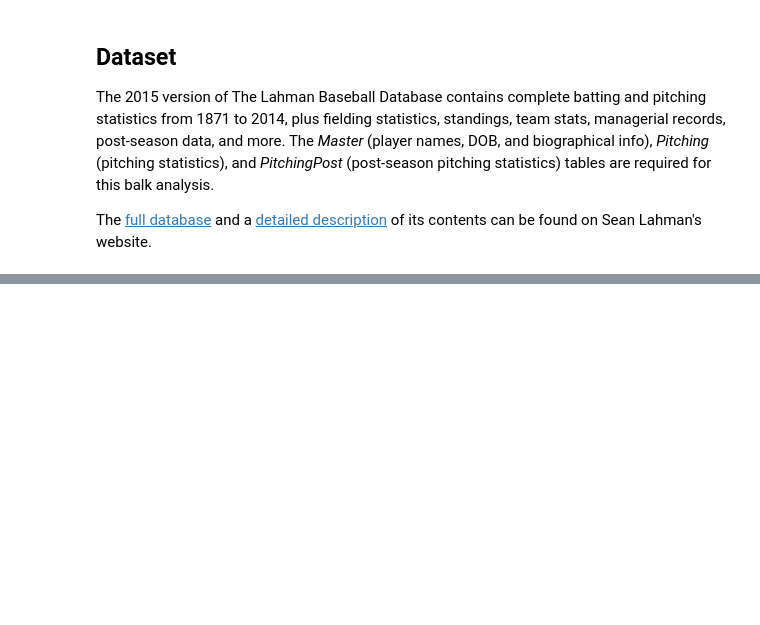
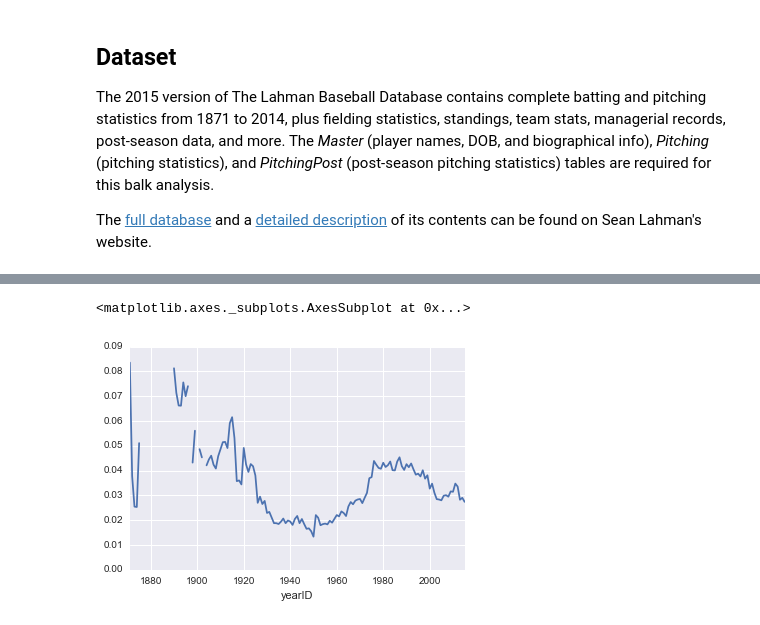
Before and after one commit to davidventuri/udacity-dand, a Jupyter notebook: p2/Data_Analyst_ND_Project2.ipynb, the cells around one changed output, grey strips where cells are left out. Cells and saved outputs as stored; diff of their text form; code cells hidden in the pictures; blank space fills up the shorter version.

```diff
--- a/p2/Data_Analyst_ND_Project2.ipynb
+++ b/p2/Data_Analyst_ND_Project2.ipynb
@@ -36,6 +36,8 @@ import pandas as pd
 master_df = pd.read_csv('../p2/baseballdatabank-master/core/Master.csv')
 pitching_df = pd.read_csv('../p2/baseballdatabank-master/core/Pitching.csv')
 pitchingpost_df = pd.read_csv('../p2/baseballdatabank-master/core/PitchingPost.csv')
+batting_df = pd.read_csv('../p2/baseballdatabank-master/core/Batting.csv')
+battingpost_df = pd.read_csv('../p2/baseballdatabank-master/core/BattingPost.csv')
 # %%
 # master_df.head()
 # pitching_df.head()
@@ -58,0 +58,10 @@ dtype: float64
+# %%
+sb_by_year = batting_df.groupby('yearID')['SB'].sum()
+cs_by_year = batting_df.groupby('yearID')['CS'].sum()
+sb_attempts_by_year = sb_by_year + cs_by_year
+sb_attempts_ipouts_by_year = sb_attempts_by_year / ipouts_by_year
+
+sb_attempts_ipouts_by_year.plot()
+# %% [output]
+<matplotlib.axes._subplots.AxesSubplot at 0x...>
+[figure, added]
```
Also changed, not shown: parts of 1 cell of this notebook.
